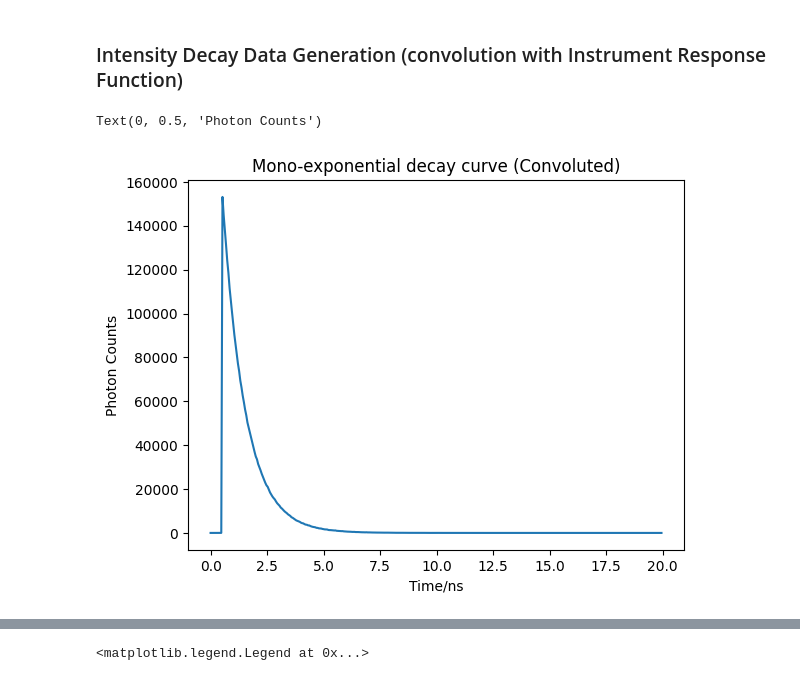
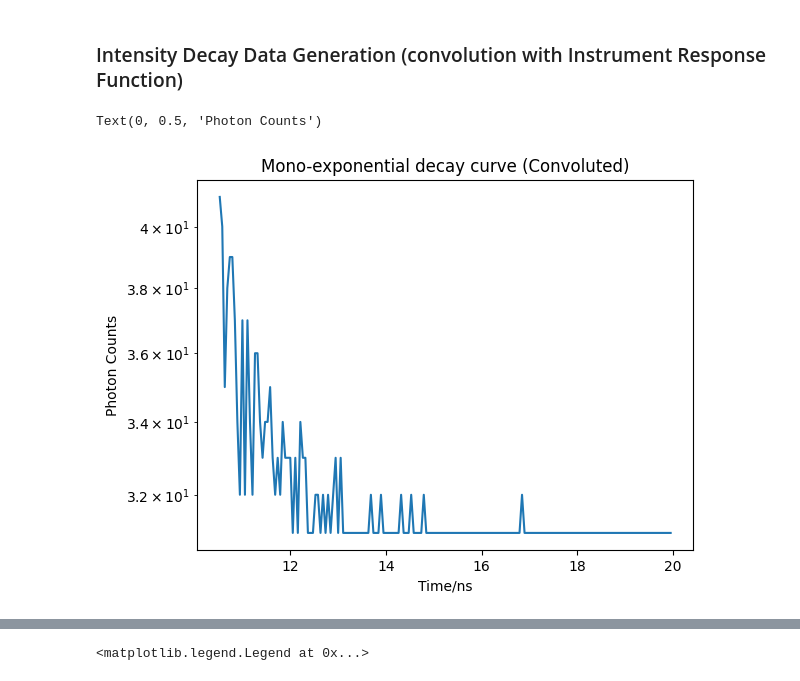
Before and after one commit to ngcnpeter/Y3_Group_Project_2B, a Jupyter notebook: TCSPC-simulation/2Bsimulation.ipynb, the cells around one changed output, grey strips where cells are left out. Saved outputs shown, nothing was run; the diff lists cells and outputs as text; code cells hidden in the pictures.

```diff
--- a/TCSPC-simulation/2Bsimulation.ipynb
+++ b/TCSPC-simulation/2Bsimulation.ipynb
@@ -157,15 +157,16 @@ def mono_exp_sim_IRF(tau, run_time, irfwidth):
 # %%
 run_time = 20*60
 t0 = 10/19 #offset, ns
 irfwidth = 1e-5 #IRF Gaussian sigma, ns
 tau = [1,3,9] #lifetime array, ns
 mono_exp,bins = mono_exp_sim_IRF(tau,run_time , irfwidth)
 I = mono_exp[0]
 plt.figure()
 plt.title('Mono-exponential decay curve (Convoluted)')
-plt.plot(bins,I)
+plt.plot(bins[200:],I[200:])
+plt.yscale('log')
 plt.xlabel('Time/ns')
 plt.ylabel('Photon Counts')
 # %% [output]
 Text(0, 0.5, 'Photon Counts')
-[figure, old version]
+[figure, new version]
```
Also changed, not shown: parts of 16 cells of this notebook.
